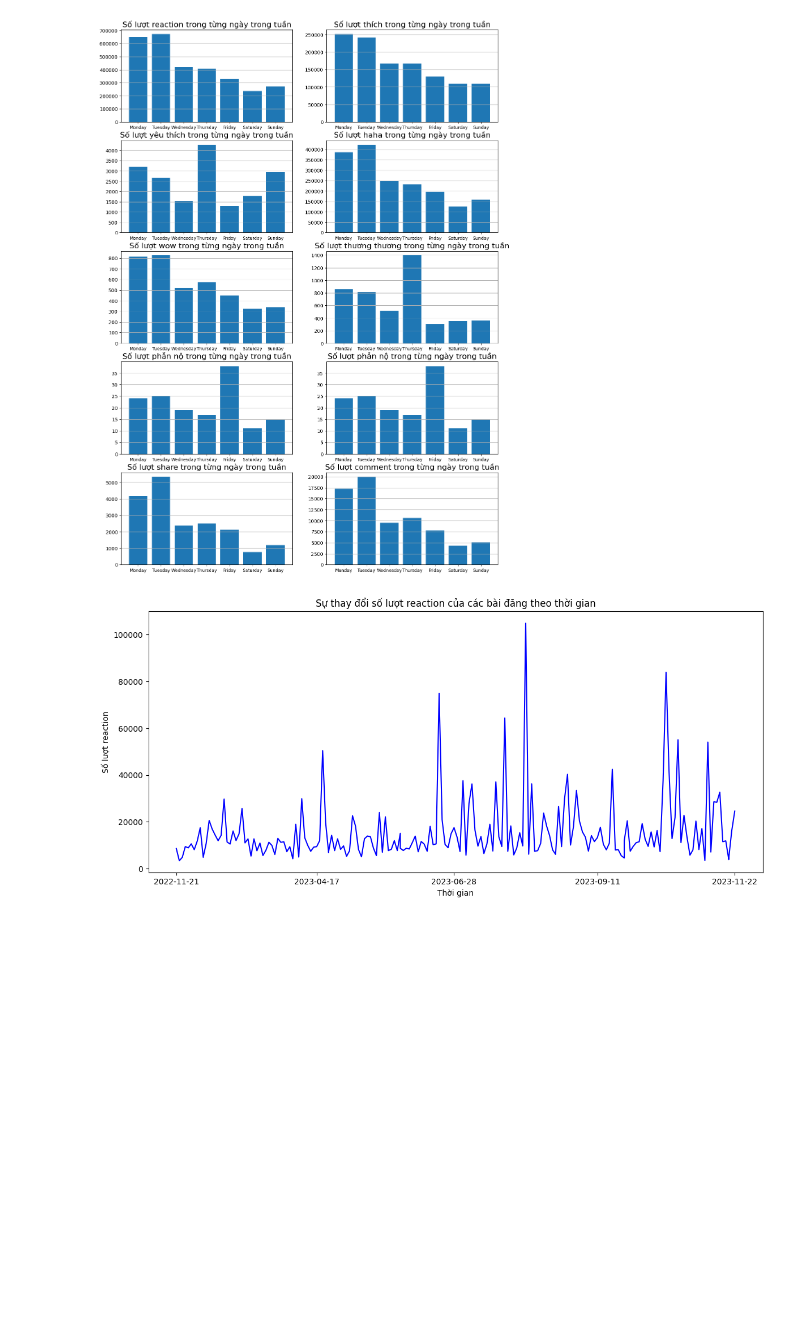
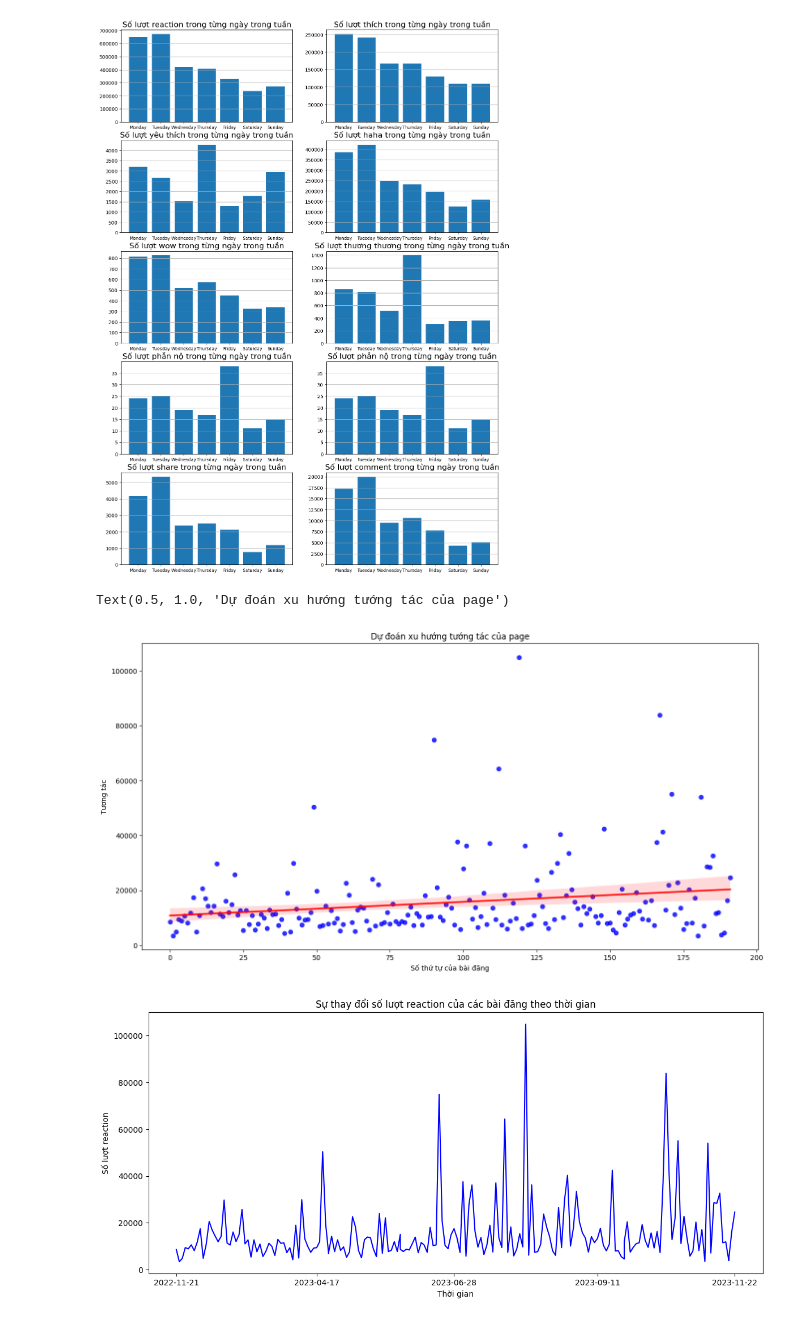
Before and after one commit to nqtuan2553/final-project, a Jupyter notebook: 3.Reaction_analyze.ipynb, the cells around one changed output. Saved outputs shown, nothing was run; the diff lists cells and outputs as text; code cells hidden in the pictures; blank space fills up the shorter version.

```diff
--- a/3.Reaction_analyze.ipynb
+++ b/3.Reaction_analyze.ipynb
@@ -334,6 +334,16 @@ ax10.tick_params(axis='x', labelsize=9)
 ax10.grid(axis='y')
 # %% [output]
 [figure]
+# %%
+df_data = pd.DataFrame()
+df_data["Số thứ tự của bài đăng"] = df.index
+df_data["Tương tác"] = y
+fig, ax = plt.subplots(figsize = (16, 8))
+sns.regplot(x = "Số thứ tự của bài đăng", y = "Tương tác", data = df_data, ax = ax, line_kws={"color": "red"}, scatter_kws={"color": "blue"})
+ax.set_title("Dự đoán xu hướng tướng tác của page")
+# %% [output]
+Text(0.5, 1.0, 'Dự đoán xu hướng tướng tác của page')
+[figure, added]
 # %%
 selected_ticks = [df['d-m-y'].iloc[0], df['d-m-y'].iloc[48], df['d-m-y'].iloc[96], df['d-m-y'].iloc[144], df['d-m-y'].iloc[-1]]
 x = df['d-m-y'].to_list()
```
